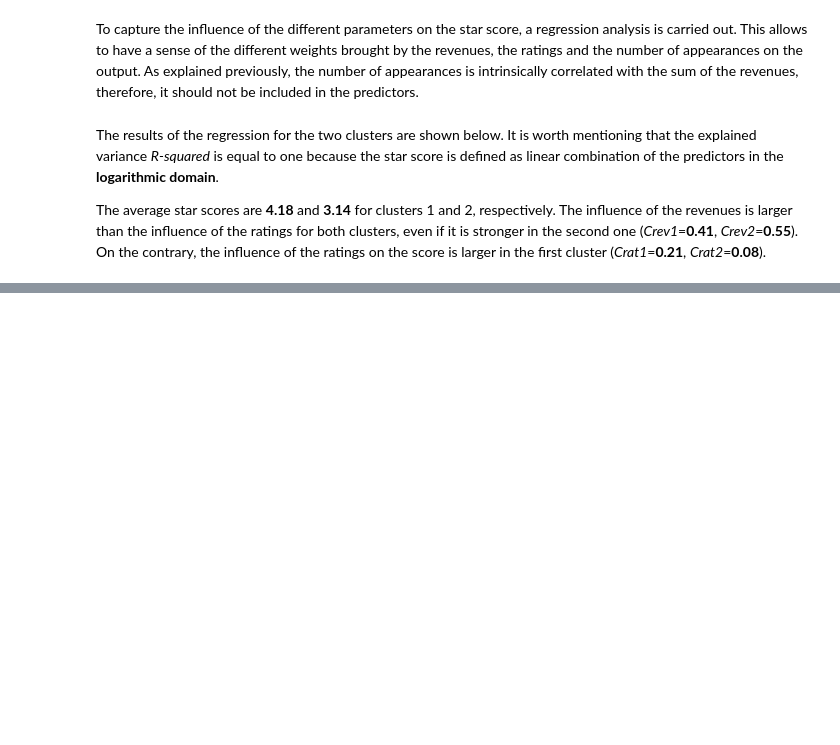
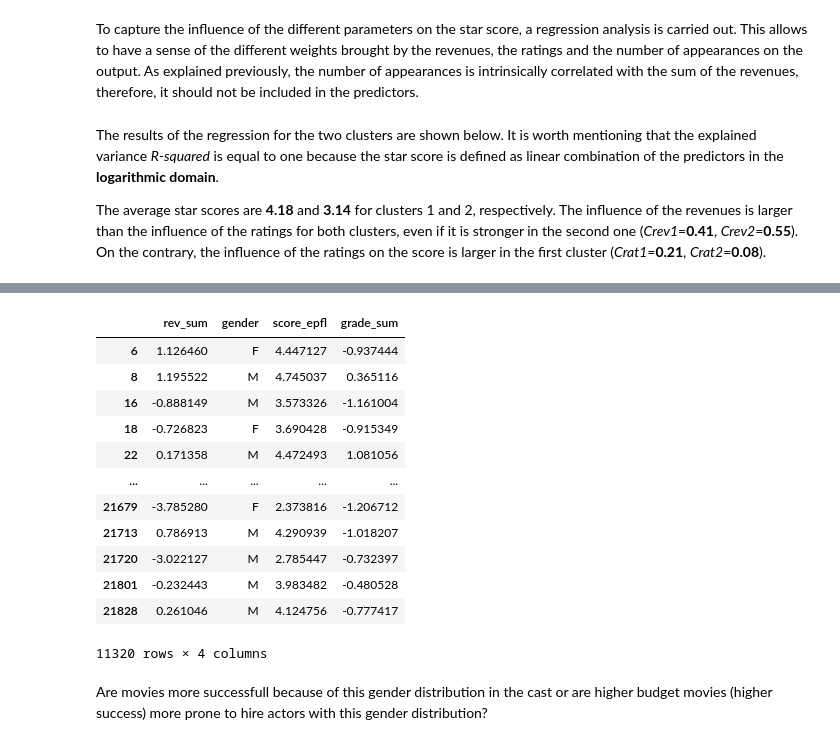
Before and after one commit to louisleger/ada-final-project, a Jupyter notebook: src/star_score.ipynb, the cells around one changed output, grey strips where cells are left out. Cells and saved outputs as stored; diff of their text form; code cells hidden in the pictures; blank space fills up the shorter version.

```diff
--- a/src/star_score.ipynb
+++ b/src/star_score.ipynb
@@ -393,0 +399,18 @@ sns.lmplot(x='rev_sum',y='grade_sum', data=X2, hue='gender', scatter_kws={"s": 5
+# %%
+X1
+# %% [output]
+|  | rev_sum | gender | score_epfl | grade_sum |
+| 6 | 1.126460 | F | 4.447127 | -0.937444 |
+| 8 | 1.195522 | M | 4.745037 | 0.365116 |
+| 16 | -0.888149 | M | 3.573326 | -1.161004 |
+| 18 | -0.726823 | F | 3.690428 | -0.915349 |
+| 22 | 0.171358 | M | 4.472493 | 1.081056 |
+| ... | ... | ... | ... | ... |
+| 21679 | -3.785280 | F | 2.373816 | -1.206712 |
+| 21713 | 0.786913 | M | 4.290939 | -1.018207 |
+| 21720 | -3.022127 | M | 2.785447 | -0.732397 |
+| 21801 | -0.232443 | M | 3.983482 | -0.480528 |
+| 21828 | 0.261046 | M | 4.124756 | -0.777417 |
+11320 rows × 4 columns
+# %% [markdown]
+Are movies more successfull because of this gender distribution in the cast or are higher budget movies (higher success) more prone to hire actors with this gender distribution?
```
Also changed, not shown: parts of 8 cells of this notebook.
